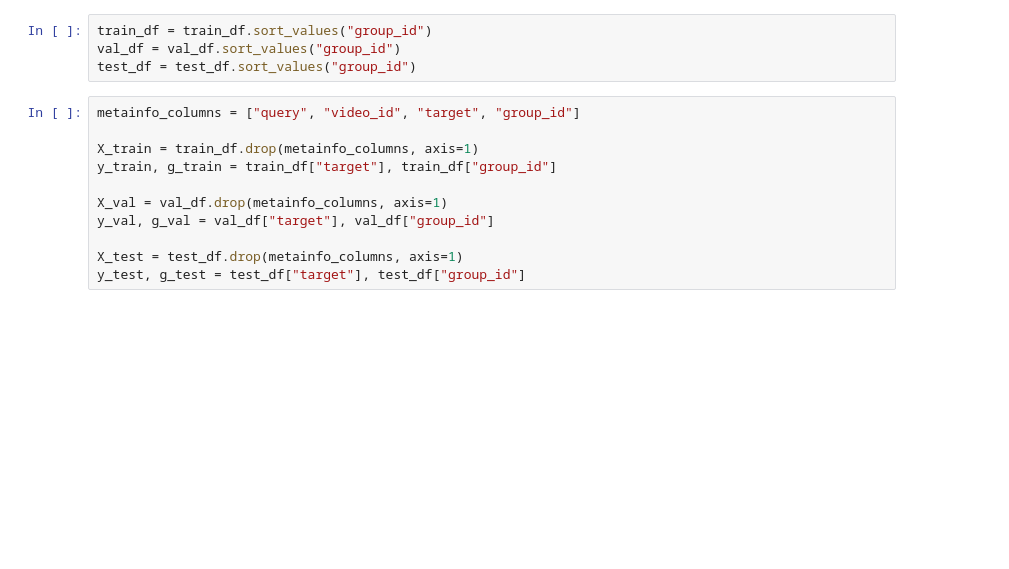
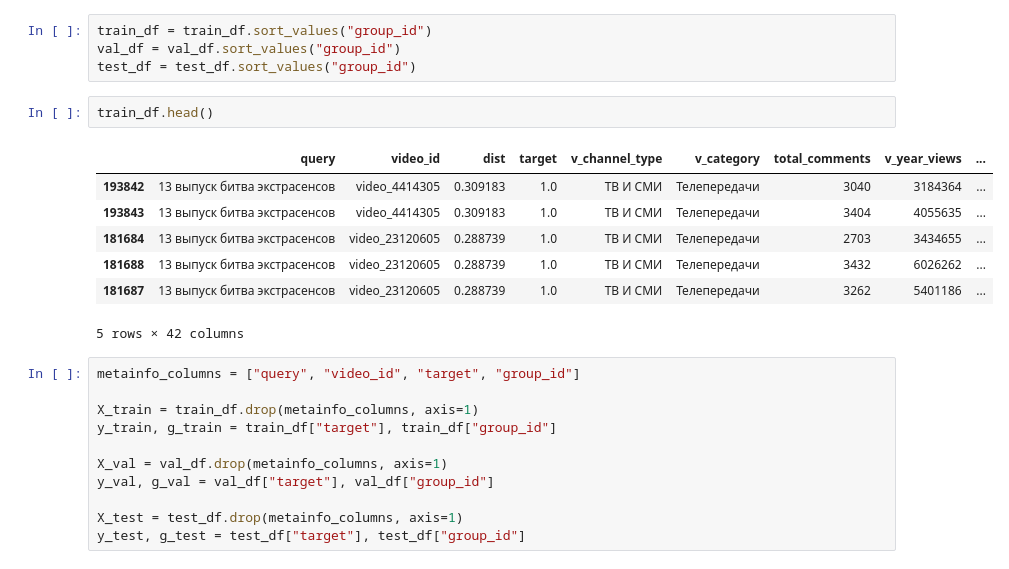
Before and after one commit to Domnenko-Aleksey/RT_Ranker, a Jupyter notebook: Ranker.ipynb, the cells around one changed output. Saved outputs shown, nothing was run; the diff lists cells and outputs as text; blank space fills up the shorter version.

```diff
--- a/Ranker.ipynb
+++ b/Ranker.ipynb
@@ -438,6 +471,16 @@ test_df = full_df[full_df["group_id"].isin(test_groups)]
 train_df = train_df.sort_values("group_id")
 val_df = val_df.sort_values("group_id")
 test_df = test_df.sort_values("group_id")
+# %%
+train_df.head()
+# %% [output]
+|  | query | video_id | dist | target | v_channel_type | v_category | total_comments | v_year_views | ... |
+| 193842 | 13 выпуск битва экстрасенсов | video_4414305 | 0.309183 | 1.0 | ТВ И СМИ | Телепередачи | 3040 | 3184364 | ... |
+| 193843 | 13 выпуск битва экстрасенсов | video_4414305 | 0.309183 | 1.0 | ТВ И СМИ | Телепередачи | 3404 | 4055635 | ... |
+| 181684 | 13 выпуск битва экстрасенсов | video_23120605 | 0.288739 | 1.0 | ТВ И СМИ | Телепередачи | 2703 | 3434655 | ... |
+| 181688 | 13 выпуск битва экстрасенсов | video_23120605 | 0.288739 | 1.0 | ТВ И СМИ | Телепередачи | 3432 | 6026262 | ... |
+| 181687 | 13 выпуск битва экстрасенсов | video_23120605 | 0.288739 | 1.0 | ТВ И СМИ | Телепередачи | 3262 | 5401186 | ... |
+5 rows × 42 columns
 # %%
 metainfo_columns = ["query", "video_id", "target", "group_id"]
 
```
Also changed, not shown: parts of 23 cells of this notebook, 1 other file.
